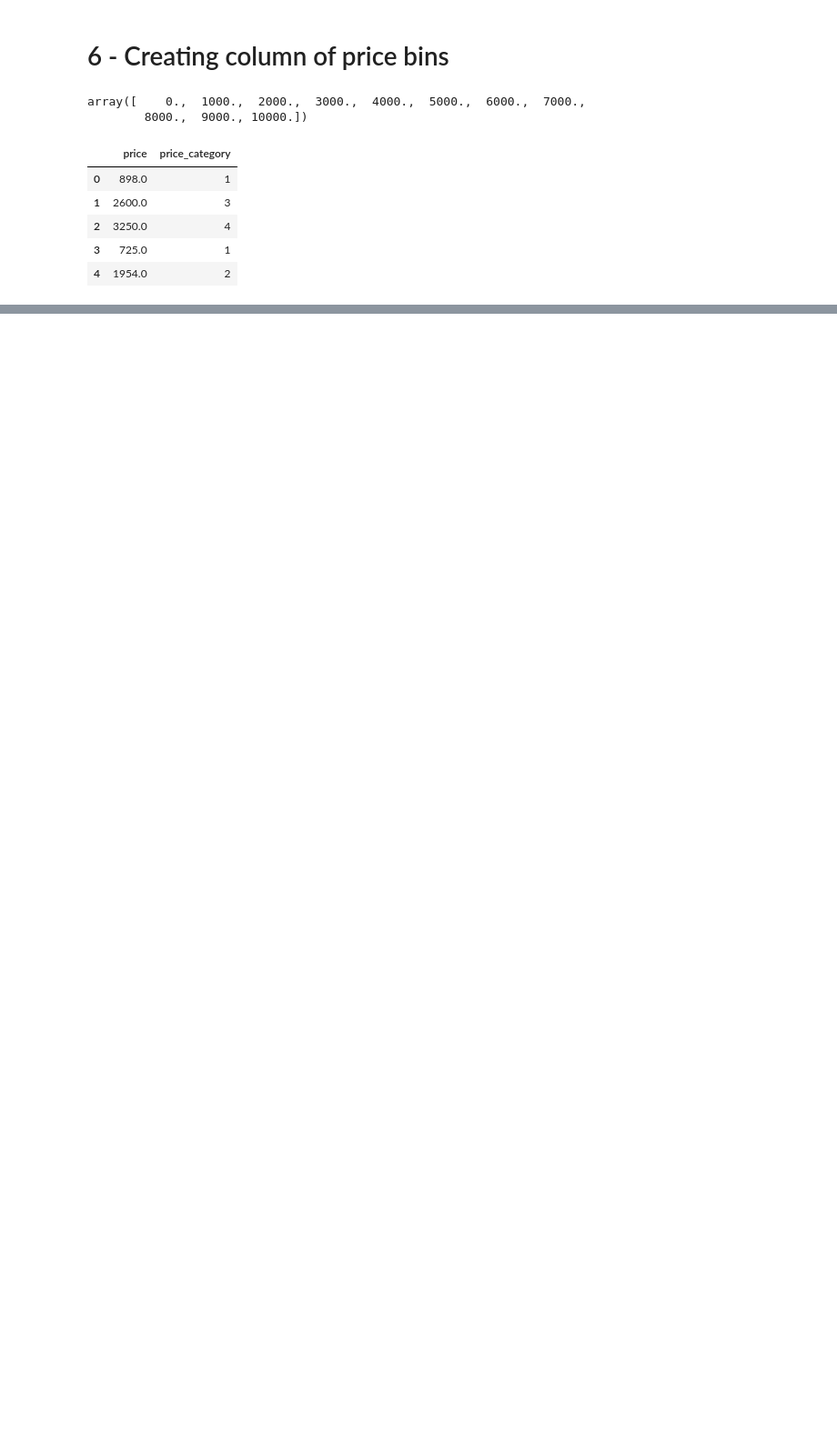
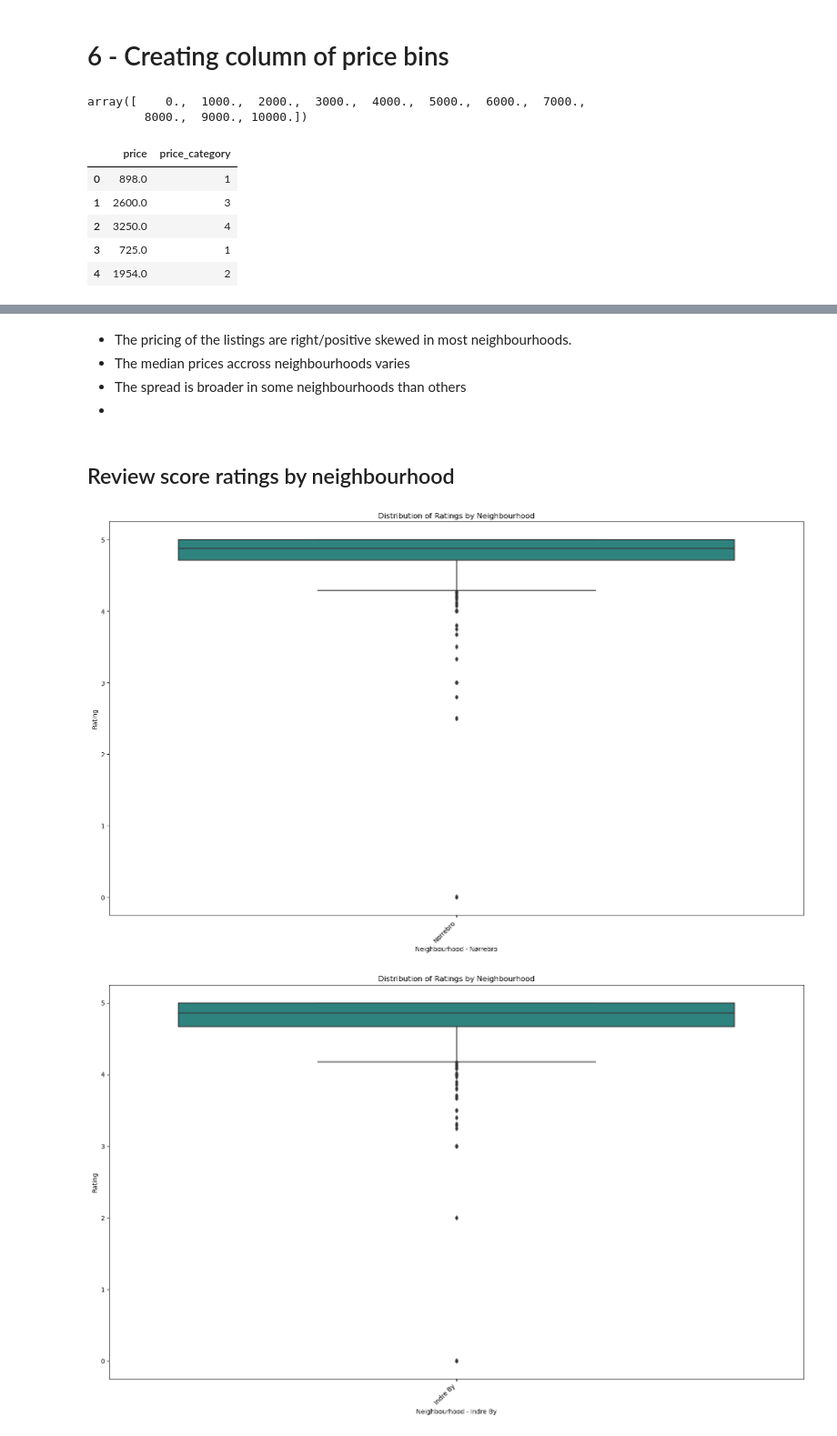
Before and after one commit to michaelbui99/mal-assignment-1, a Jupyter notebook: assignment01.ipynb, the cells around one changed output, grey strips where cells are left out. Shown at 91% size. Saved outputs shown, nothing was run; the diff lists cells and outputs as text; code cells hidden in the pictures; blank space fills up the shorter version.

```diff
--- a/assignment01.ipynb
+++ b/assignment01.ipynb
@@ -180,0 +236,31 @@ data[['price', 'price_category']].head()
+# %% [markdown]
+- The pricing of the listings are right/positive skewed in most neighbourhoods.
+- The median prices accross neighbourhoods varies
+- The spread is broader in some neighbourhoods than others
+-
+# %% [markdown]
+## Review score ratings by neighbourhood
+# %%
+for neighbourhood in data['neighbourhood_cleansed'].unique():
+    plt.figure(figsize=(16, 10))
+    sns.boxplot(data=data[data['neighbourhood_cleansed'] == neighbourhood], x='neighbourhood_cleansed', y='review_scores_rating', palette='viridis')
+    plt.title("Distribution of Ratings by Neighbourhood")
+    plt.ylabel("Rating")
+    plt.xlabel(f"Neighbourhood - {neighbourhood}")
+    plt.xticks(rotation=45, ha='right')
+    plt.tight_layout()
+    plt.show()
+
+
+
+plt.figure(figsize=(16, 10))
+sns.boxplot(data=data, x='neighbourhood_cleansed', y='review_scores_rating', palette='viridis')
+plt.title("Distribution of Ratings by Neighbourhood")
+plt.ylabel("Rating")
+plt.xlabel("Neighbourhood")
+plt.xticks(rotation=45, ha='right')
+plt.tight_layout()
+plt.show()
+# %% [output]
+[figure, added]
+[figure, added]
```
Also changed, not shown: parts of 21 cells of this notebook.
